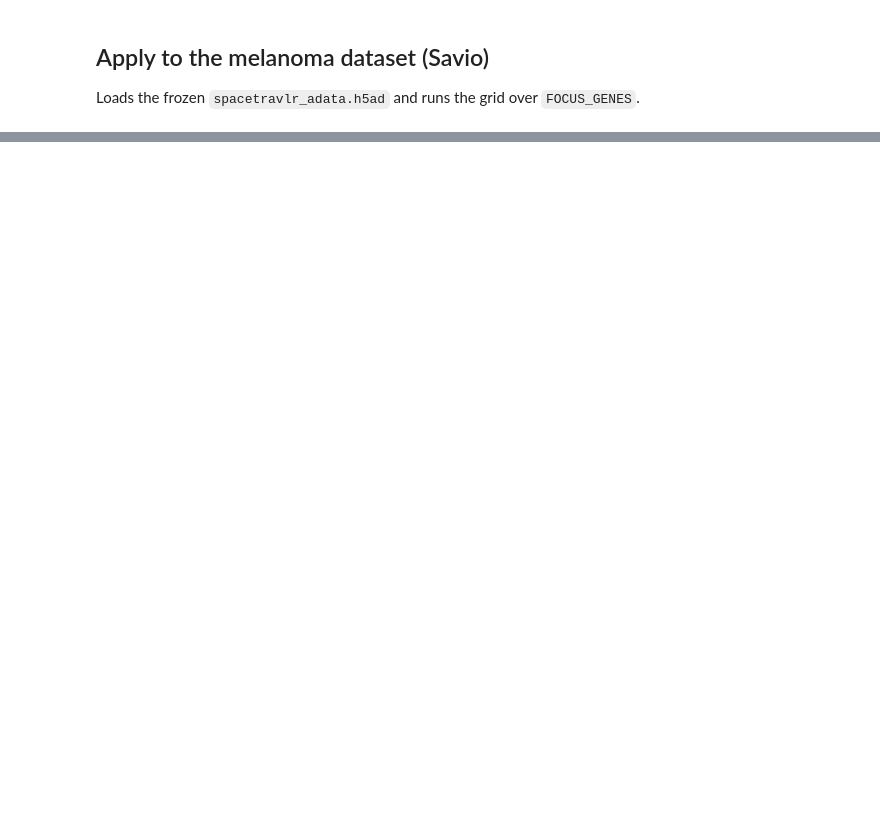
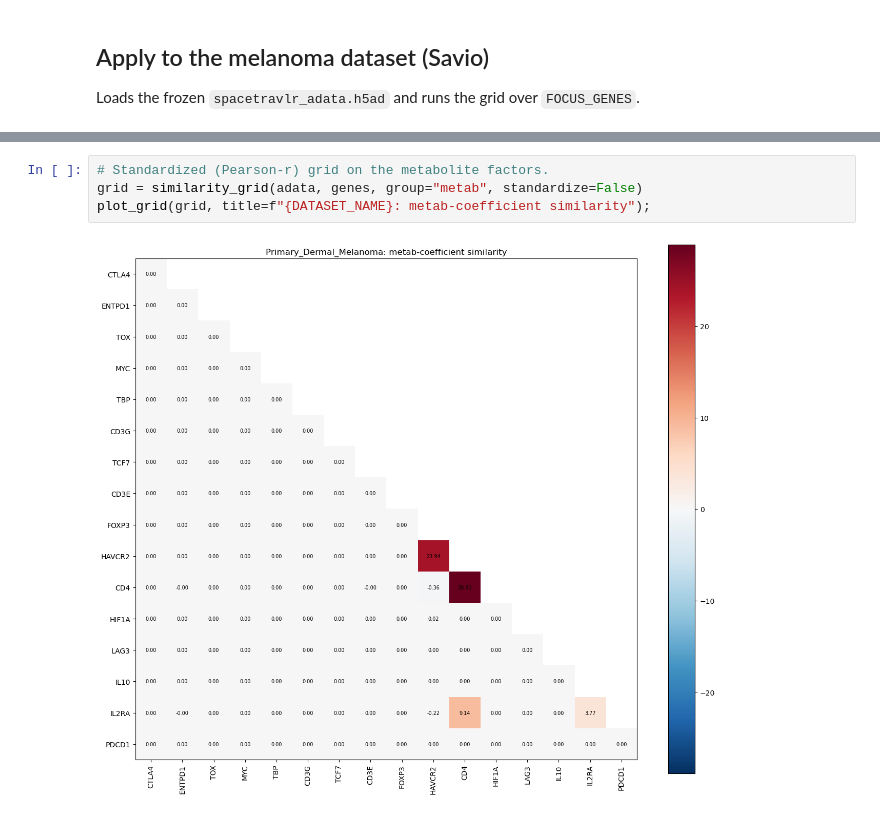
Before and after one commit to fosterea/MetabTravLR, a Jupyter notebook: metab_processing/Analysis/Foster/target_gene_sims.ipynb, the cells around one changed output, grey strips where cells are left out. Saved outputs shown, nothing was run; the diff lists cells and outputs as text; blank space fills up the shorter version.

```diff
--- a/metab_processing/Analysis/Foster/target_gene_sims.ipynb
+++ b/metab_processing/Analysis/Foster/target_gene_sims.ipynb
@@ -216,3 +233,9 @@ print(f"{len(genes)}/{len(FOCUS_GENES)} focus genes present:", genes)
+# %%
+# Standardized (Pearson-r) grid on the metabolite factors.
+grid = similarity_grid(adata, genes, group="metab", standardize=False)
+plot_grid(grid, title=f"{DATASET_NAME}: metab-coefficient similarity");
+# %% [output]
+[figure, added]
 # %%
 # Standardized (Pearson-r) grid on the metabolite factors.
 grid = similarity_grid(adata, genes, group="metab", standardize=True)
```
Also changed, not shown: parts of 5 cells of this notebook.
